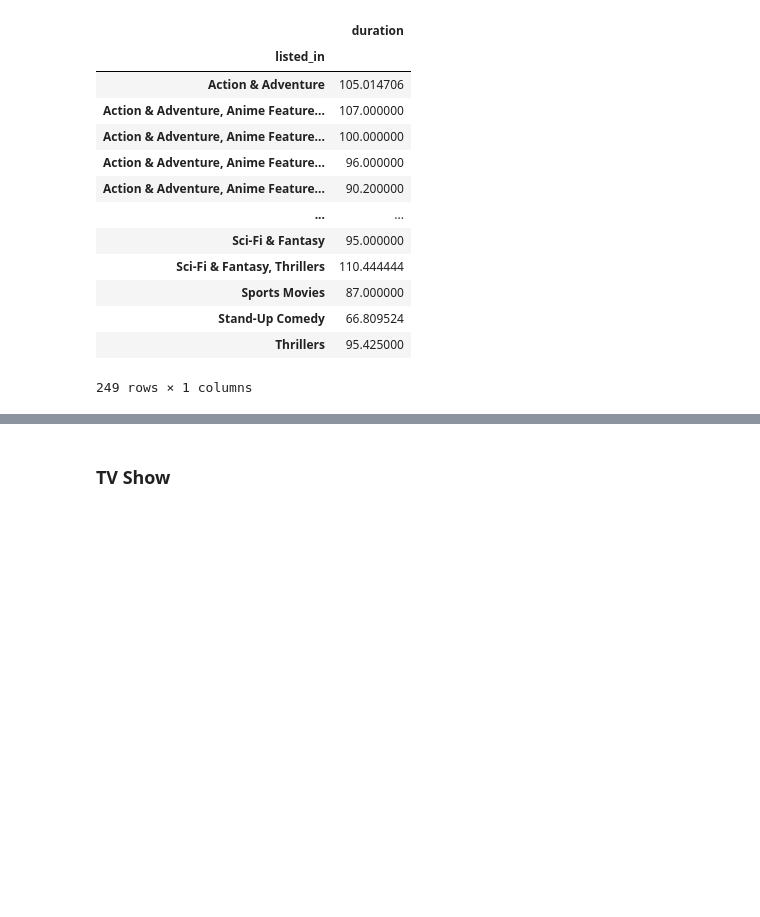
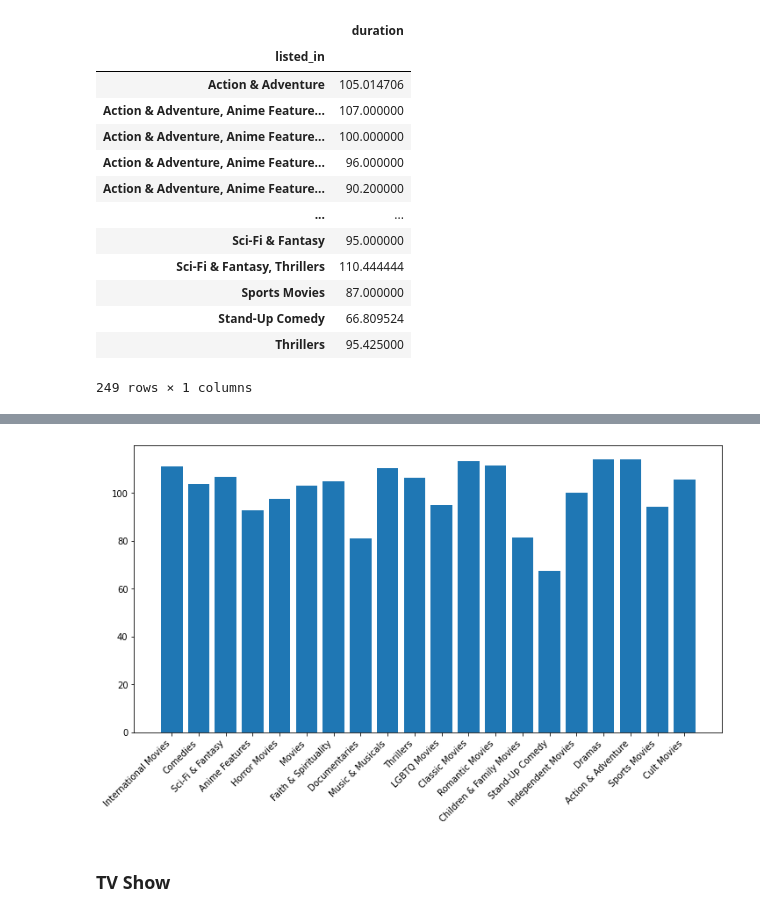
Before and after one commit to rindanh/Latihan-NDSC, a Jupyter notebook: netflix/rinda/Belajar_NDSC_Netflix_Danu_edited_by_Rinda.ipynb, the cells around one changed output, grey strips where cells are left out. Cells and saved outputs as stored; diff of their text form; code cells hidden in the pictures; blank space fills up the shorter version.

```diff
--- a/netflix/rinda/Belajar_NDSC_Netflix_Danu_edited_by_Rinda.ipynb
+++ b/netflix/rinda/Belajar_NDSC_Netflix_Danu_edited_by_Rinda.ipynb
@@ -357,0 +367,4 @@ df_movie.groupby('listed_in').mean()[['duration']]
+# %%
+df_movie_listed_str = ', '.join(df_movie['listed_in'])
+df_movie_listed_list = list(set(df_movie_listed_str.split(', ')))
+df_movie_listed_list
@@ -357,0 +392,9 @@ df_movie.groupby('listed_in').mean()[['duration']]
+# %%
+df_movie[df_movie['listed_in'].str.contains(df_movie_listed_list[0])]['duration'].mean()
+
+movie_listedin_duration = []
+for li in df_movie_listed_list:
+    movie_listedin_duration.append((li, df_movie[df_movie['listed_in'].str.contains(li)]['duration'].mean()))
+
+df_movie_listedin_duration = pd.DataFrame(movie_listedin_duration, columns=['listed_in', 'avg_duration'])
+df_movie_listedin_duration
@@ -358,3 +419,12 @@ df_movie.groupby('listed_in').mean()[['duration']]
+# %%
+fig, ax = plt.subplots(figsize=(12, 6))
+bars = ax.bar(np.arange(len(df_movie_listedin_duration)), height=df_movie_listedin_duration['avg_duration'])
+ax.set_xticks(np.arange(len(df_movie_listedin_duration)))
+ax.set_xticklabels(df_movie_listedin_duration['listed_in'], rotation=45, ha="right")
+
+plt.show()
+# %% [output]
+[figure, added]
 # %% [markdown]
 ### TV Show
 # %%
```
Also changed, not shown: parts of 23 cells of this notebook.
